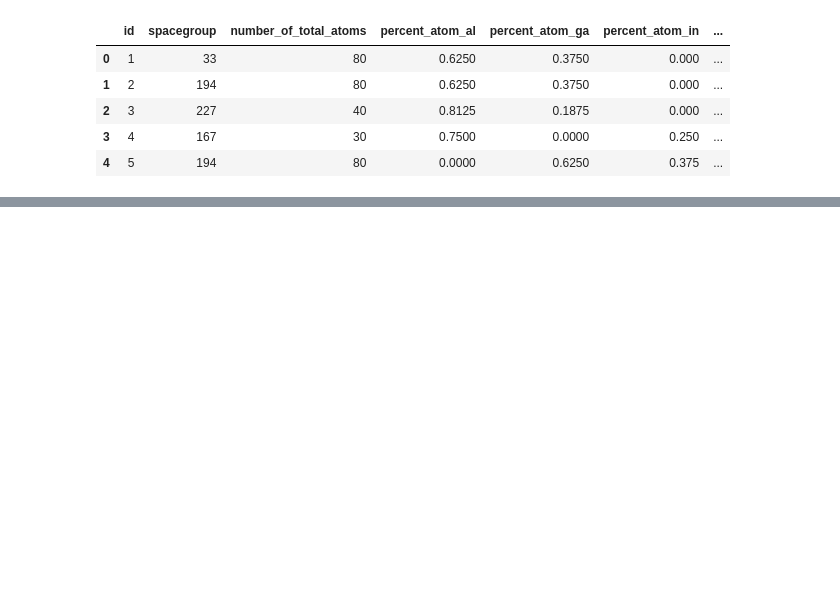
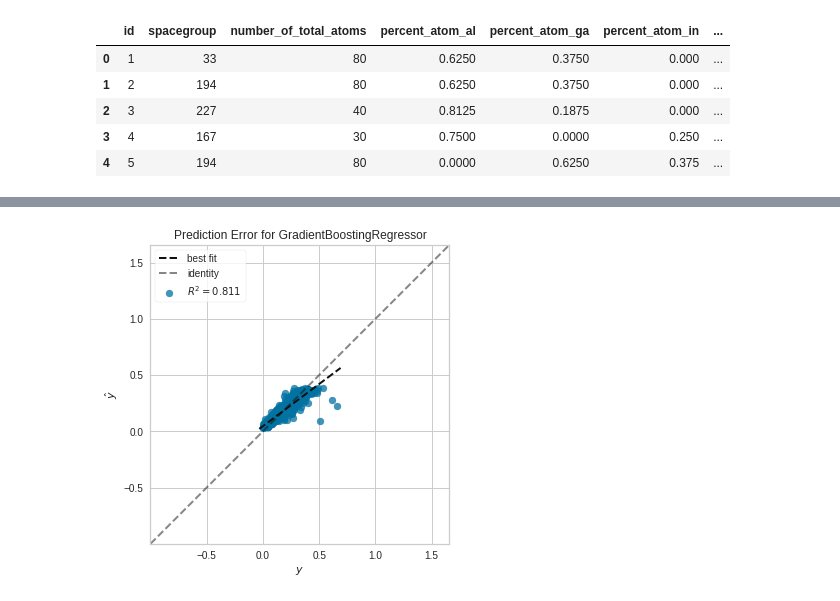
Before and after one commit to AyorindeTayo/PyCaret-prediction-of-transparent-conductor-Properties-, a Jupyter notebook: Pycaret.ipynb, the cells around one changed output, grey strips where cells are left out. Cells and saved outputs as stored; diff of their text form; code cells hidden in the pictures; blank space fills up the shorter version.

```diff
--- a/Pycaret.ipynb
+++ b/Pycaret.ipynb
@@ -90,0 +156,5 @@ LGBMRegressor(boosting_type='gbdt', class_weight=None, colsample_bytree=1.0,
+# %%
+
+plot_model(tuned_gbr, plot = 'error')
+# %% [output]
+[figure, added]
```
Also changed, not shown: parts of 13 cells of this notebook.
